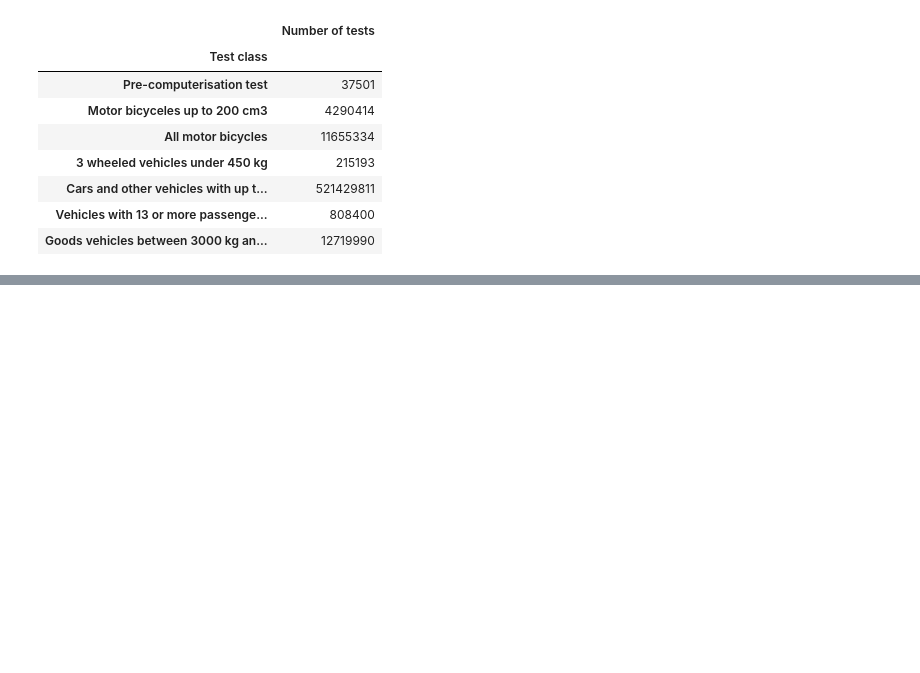
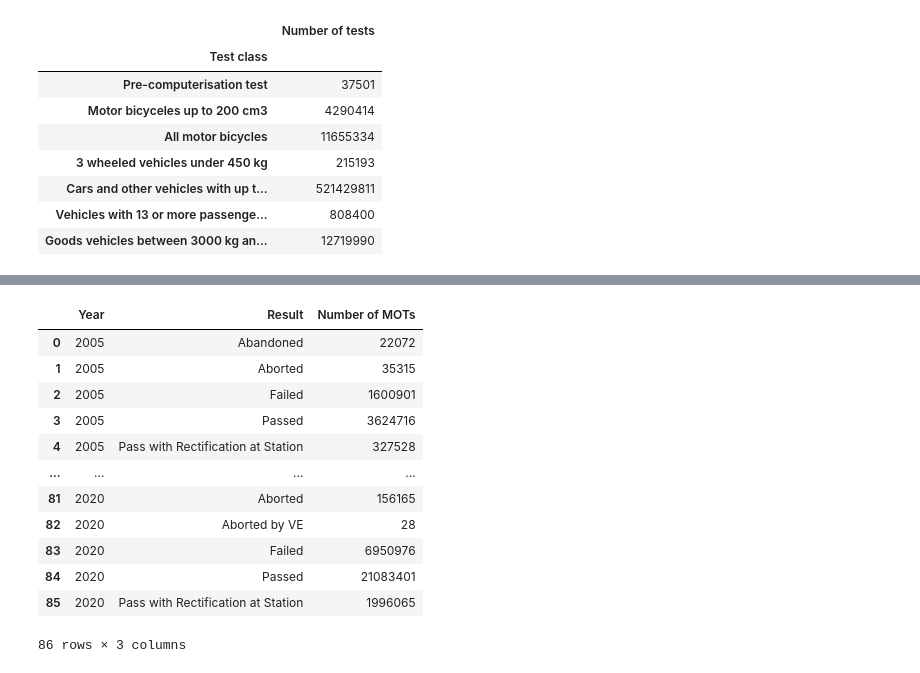
Before and after one commit to michalc/dft-mot-analysis, a Jupyter notebook: 03 - explore.ipynb, the cells around one changed output, grey strips where cells are left out. Cells and saved outputs as stored; diff of their text form; code cells hidden in the pictures; blank space fills up the shorter version.

```diff
--- a/03 - explore.ipynb
+++ b/03 - explore.ipynb
@@ -117,3 +118,35 @@ plt.savefig("charts/03 - Number of MOTs versus Year.svg", bbox_inches="tight")
 plt.show()
 # %% [output]
 [drawing not drawn]
+# %%
+df = pd.read_sql_query("""
+    SELECT
+        strftime('%Y', test_date) as Year,
+        test_outcomes.result as "Result",
+        count(*) AS "Number of MOTs"
+    FROM
+        tests
+    LEFT JOIN
+        test_outcomes ON test_outcomes.result_code = tests.test_result
+    WHERE
+        test_class_id=4 AND test_type='NT'
+    GROUP BY
+        year, tests.test_result
+    ORDER BY
+        year, tests.test_result
+""", con)
+df
+# %% [output]
+|  | Year | Result | Number of MOTs |
+| 0 | 2005 | Abandoned | 22072 |
+| 1 | 2005 | Aborted | 35315 |
+| 2 | 2005 | Failed | 1600901 |
+| 3 | 2005 | Passed | 3624716 |
+| 4 | 2005 | Pass with Rectification at Station | 327528 |
+| ... | ... | ... | ... |
+| 81 | 2020 | Aborted | 156165 |
+| 82 | 2020 | Aborted by VE | 28 |
+| 83 | 2020 | Failed | 6950976 |
+| 84 | 2020 | Passed | 21083401 |
+| 85 | 2020 | Pass with Rectification at Station | 1996065 |
+86 rows × 3 columns
```
Also changed, not shown: parts of 2 cells of this notebook.
